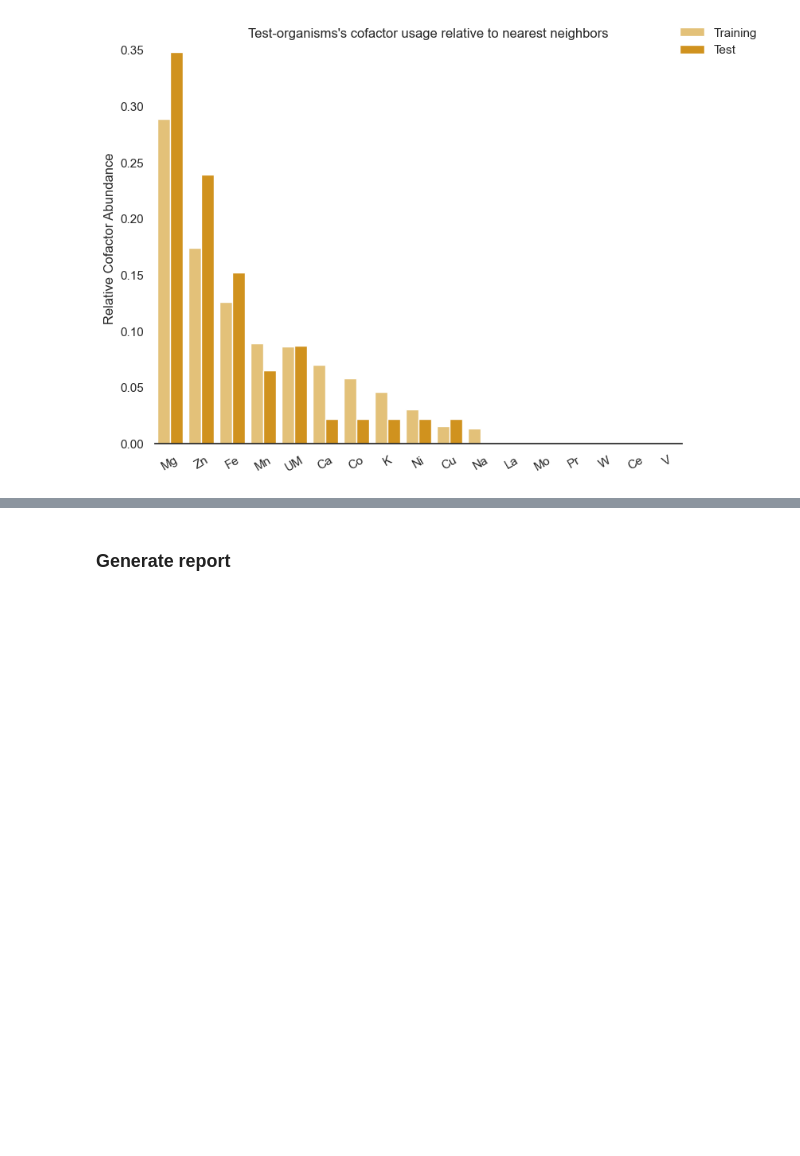
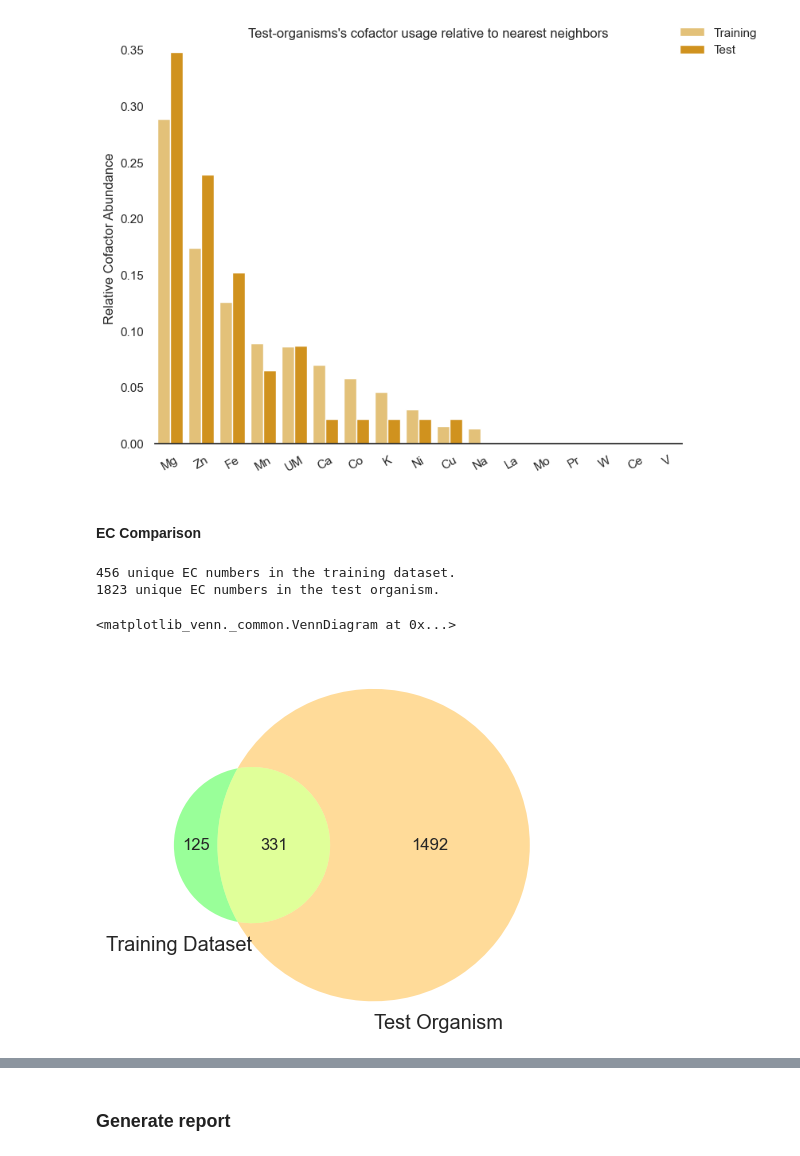
Before and after one commit to giovannellilab/media-prediction, a Jupyter notebook: notebooks/03-MIPEM.ipynb, the cells around one changed output, grey strips where cells are left out. Cells and saved outputs as stored; diff of their text form; code cells hidden in the pictures; blank space fills up the shorter version.

Commit message:
Add taxonomy of nearest neighbors, ec comparison

```diff
--- a/notebooks/03-MIPEM.ipynb
+++ b/notebooks/03-MIPEM.ipynb
@@ -175,6 +175,9 @@ df_sorted.head()
 | 0 | 1076b | [2173] | ['Main sol. 1076b'] | ['PPLO broth', 'Tryptone', 'Bacto... | [953, 71, 19, 4, 958, 1680, 16, 9... | [3.5, 10, 5, None, 0.2, None, 0.4... | [[{'step': 'The difference betwee... | [] | ... |
 | 3 | J346 | [4066] | ['Main sol. J346'] | ['Yeast extract', 'Proteose pepto... | [16, 316, 101, 5, 199, 438, 10, 8... | [0.5, 0.5, 0.5, 0.5, 0.5, 0.3, 0.... | [[{'step': 'Adjust pH to 7.2.'}, ... | [] | ... |
 | 6 | 1012a | [6336] | ['Main sol. 1012a'] | ['Nutrient broth', 'Casamino acid... | [269, 101, 16, 3, 79, 7, 4] | [0.8, 0.5, 0.1, 12, 0.6, 0.3, None] | [[{'step': 'Preparation of double... | [] | ... |
+# %%
+# Gather list of nearest neighbors
+neighbor_ids = neighbors["taxon_id"].to_list()
 # %% [markdown]
 #### Cofactor comparison
 # %%
@@ -260,3 +263,32 @@ g.legend.set_title("")
 g.fig.set_size_inches(8.5, 6)
 # %% [output]
 [figure]
+# %% [markdown]
+#### EC Comparison
+# %%
+# Convert taxa2ec info to list
+taxa2ec_df = pd.read_csv(os.path.join(DATA_DIR, "data", "taxa2ec-final.csv"), low_memory=False)
+neighbor_filter = taxa2ec_df["taxon_id"].isin(neighbor_ids)
+neighbor_ec = taxa2ec_df[neighbor_filter]
+taxa2ec_list = neighbor_ec['ec'].to_list()
+
+# Convert test info to list
+test_list = test_df["ec"].to_list()
+# %%
+print(len(set(taxa2ec_list)), "unique EC numbers in the training dataset.")
+print(len(set(test_list)), "unique EC numbers in the test organism.")
+# %% [output]
+456 unique EC numbers in the training dataset.
+1823 unique EC numbers in the test organism.
+# %%
+from matplotlib import pyplot as plt
+from matplotlib_venn import venn2
+
+venn2(
+    subsets=[set(taxa2ec_list), set(test_list)],
+    set_labels=["Training Dataset", "Test Organism"],
+    set_colors=["lime", "orange"]
+)
+# %% [output]
+<matplotlib_venn._common.VennDiagram at 0x...>
+[figure, added]
```
Also changed, not shown: parts of 3 cells of this notebook.
